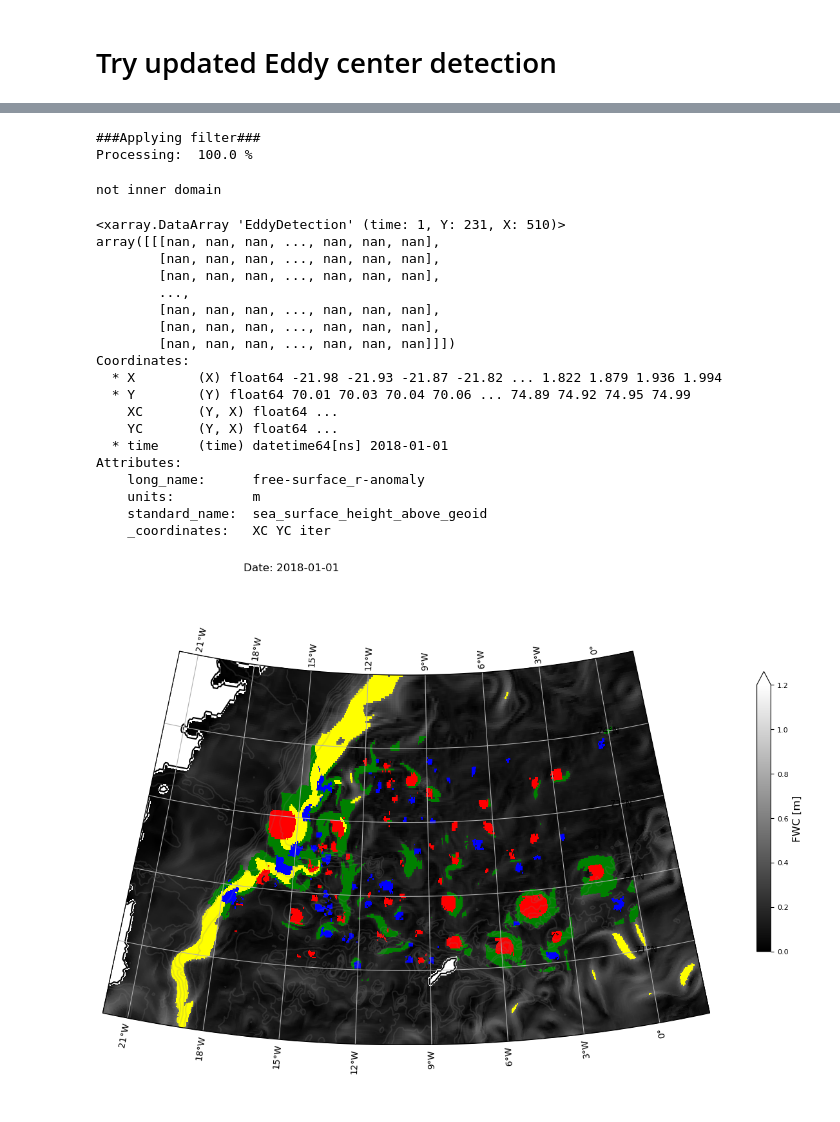
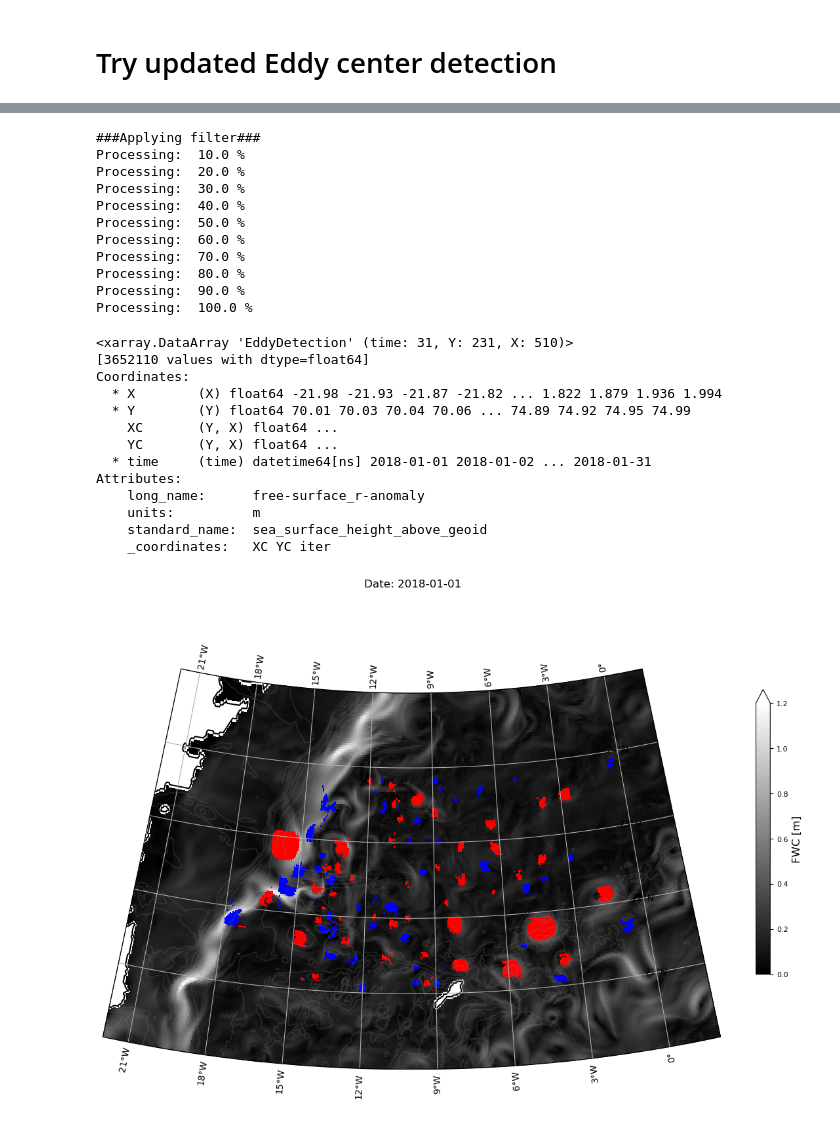
Before and after one commit to EirikKvamme/MScEirik, a Jupyter notebook: Eddies/eddyDetectionNIRD.ipynb, the cells around one changed output, grey strips where cells are left out. Saved outputs shown, nothing was run; the diff lists cells and outputs as text; code cells hidden in the pictures.

Commit message:
Working on interior eddy domain algorythm, however, it seems like it some how manages to detect both local max and min on some places at the same time...

```diff
--- a/Eddies/eddyDetectionNIRD.ipynb
+++ b/Eddies/eddyDetectionNIRD.ipynb
@@ -80,18 +80,23 @@ OW_center = OW_center.resample(time='D').mean(dim='time')
 hor_vel = df_hor_vel.resample(time='D').mean(dim='time')
 
 # Define time extent
-time = ['2018-01-01T00:00:00.000000000','2018-01-01T00:00:00.000000000']#,'2018-01-31T00:00:00.000000000']
+time = ['2018-01-01T00:00:00.000000000','2018-01-10T00:00:00.000000000']
 eta = eta.sel(time=slice(time[0],time[1]))
 eta_center = eta_center.sel(time=slice(time[0],time[1]))
 OW = OW.sel(time=slice(time[0],time[1]))
 OW_center = OW_center.sel(time=slice(time[0],time[1]))
 hor_vel = hor_vel.sel(X=slice(domain_center[0][0]-2,domain_center[0][1]+2)).sel(Y=slice(domain_center[1][0]-2,domain_center[1][1]+2)).sel(Z=-1).sel(time=slice(time[0],time[1]))
+
+
+eta = eta.where(depth > 0, np.nan)
+OW = OW.where(depth > 0, np.nan)
+# hor_vel = hor_vel.where(depth > 0, np.nan)
 # %% [markdown]
 # Eddy centerpoints (Child domain)
 # %%
 # Computes or loads eddy centerpoints
 run = config_child_domain
-
+run = False # New method works better
 if run:
     eddyLocation = []
     print('###Applying filter###')
@@ -184,10 +171,19 @@ else:
         eddyLocation = ast.literal_eval(data)
 # %% [output]
 ###Applying filter###
+Processing:  10.0 %
+Processing:  20.0 %
+Processing:  30.0 %
+Processing:  40.0 %
+Processing:  50.0 %
+Processing:  60.0 %
+Processing:  70.0 %
+Processing:  80.0 %
+Processing:  90.0 %
 Processing:  100.0 %
 # %%
 run = config_parent_domain
-run = True
+run = False
 
 if run:
     eddy_centers = eddyLocation
@@ -206,8 +202,7 @@ if run:
 
         for i in range(0,len(eddy_centers[time][1])):
             eddyDataset = testeddy.newEddyMethod(OW=OW[time],hor_vel=hor_vel[time],eddy_center=eddy_centers[time][1][i],cold=True,eddiesDataset=eddyDataset)
-        print('not inner domain')
-        eddyDataset = testeddy.outer_eddy_region(hor_vel=hor_vel[time],eddiesDataset=eddyDataset)
+        #eddyDataset = testeddy.outer_eddy_region(hor_vel=hor_vel[time],eddiesDataset=eddyDataset)
         eddyDataset = eddyDataset.where(eddyDataset != 0, np.nan)
         pbar.update(1)
         eddies[time] = eddyDataset
@@ -215,25 +210,17 @@ if run:
 else:
     eddies = xr.open_dataset('/nird/projects/NS9608K/MSc_EK/Data/EddiesTest.nc')
     eddies = eddies['EddyDetection']
-# %% [output]
-not inner domain
 # %%
 display(eddies)
 # %% [output]
-<xarray.DataArray 'EddyDetection' (time: 1, Y: 231, X: 510)>
-array([[[nan, nan, nan, ..., nan, nan, nan],
-        [nan, nan, nan, ..., nan, nan, nan],
-        [nan, nan, nan, ..., nan, nan, nan],
-        ...,
-        [nan, nan, nan, ..., nan, nan, nan],
-        [nan, nan, nan, ..., nan, nan, nan],
-        [nan, nan, nan, ..., nan, nan, nan]]])
+<xarray.DataArray 'EddyDetection' (time: 31, Y: 231, X: 510)>
+[3652110 values with dtype=float64]
 Coordinates:
   * X        (X) float64 -21.98 -21.93 -21.87 -21.82 ... 1.822 1.879 1.936 1.994
   * Y        (Y) float64 70.01 70.03 70.04 70.06 ... 74.89 74.92 74.95 74.99
     XC       (Y, X) float64 ...
     YC       (Y, X) float64 ...
-  * time     (time) datetime64[ns] 2018-01-01
+  * time     (time) datetime64[ns] 2018-01-01 2018-01-02 ... 2018-01-31
 Attributes:
     long_name:      free-surface_r-anomaly
     units:          m
@@ -242,8 +229,10 @@ Attributes:
 # %%
 from matplotlib.animation import FuncAnimation, FFMpegFileWriter
 
+eddies = eddies[0:10]
+
 # Create a figure and axis with Cartopy using NorthPolarStereo projection
-fig, axs = plt.subplots(figsize=(16, 8), subplot_kw=dict(projection=ccrs.NorthPolarStereo(central_longitude=-10)), layout='constrained')
+fig, axs = plt.subplots(figsize=(12, 8), subplot_kw=dict(projection=ccrs.NorthPolarStereo(central_longitude=-10)), layout='constrained')
 
 # Set the extent to focus on the desired geographical area
 extent = [-22+10, 2+10, 70, 75]
@@ -332,34 +321,34 @@ def update_plot(frame):
 
     # Transform the vertices to the NorthPolarStereo projection
     proj = ccrs.NorthPolarStereo()
     verts_proj = proj.transform_points(ccrs.PlateCarree(), verts[:, 0], verts[:, 1])
     verts_proj = verts_proj[:, :2]  # Only keep x and y coordinates
 
     # Create the path
     codes = [Path.MOVETO] + [Path.LINETO] * (len(verts_proj) - 1) + [Path.CLOSEPOLY]
     path = Path(np.vstack([verts_proj, verts_proj[0]]), codes)
     patch = PathPatch(path, transform=axs.transData, edgecolor='black', facecolor='none')
     axs.add_patch(patch)
 
 
     # Set the boundary using the transformed path
     axs.set_boundary(patch.get_path(), transform=axs.transData)
 
     # Add gridlines and labels
     gl = axs.gridlines(draw_labels=True)
     gl.top_labels = False
     gl.right_labels = False
     gl.xlabel_style = {'size': 10}
     gl.ylabel_style = {'size': 10}
 
 
     pbar.update(1)
 
 ani = FuncAnimation(fig, update_plot, frames=T, interval=1000)
 ani.save(r'/nird/home/ekv036/MSc/Animations/Eddies.gif', writer='pillow', progress_callback=lambda i, n: pbar.update(1))
 pbar.close()
 # %% [output]
-[figure, old version]
+[figure, new version]
 # %%
 fig, (ax,ax2) = plt.subplots(2,1,
     figsize=(6.2217,3), sharey=True,sharex=True, layout='constrained'
```
Also changed, not shown: parts of 16 cells of this notebook, 1 other file.
